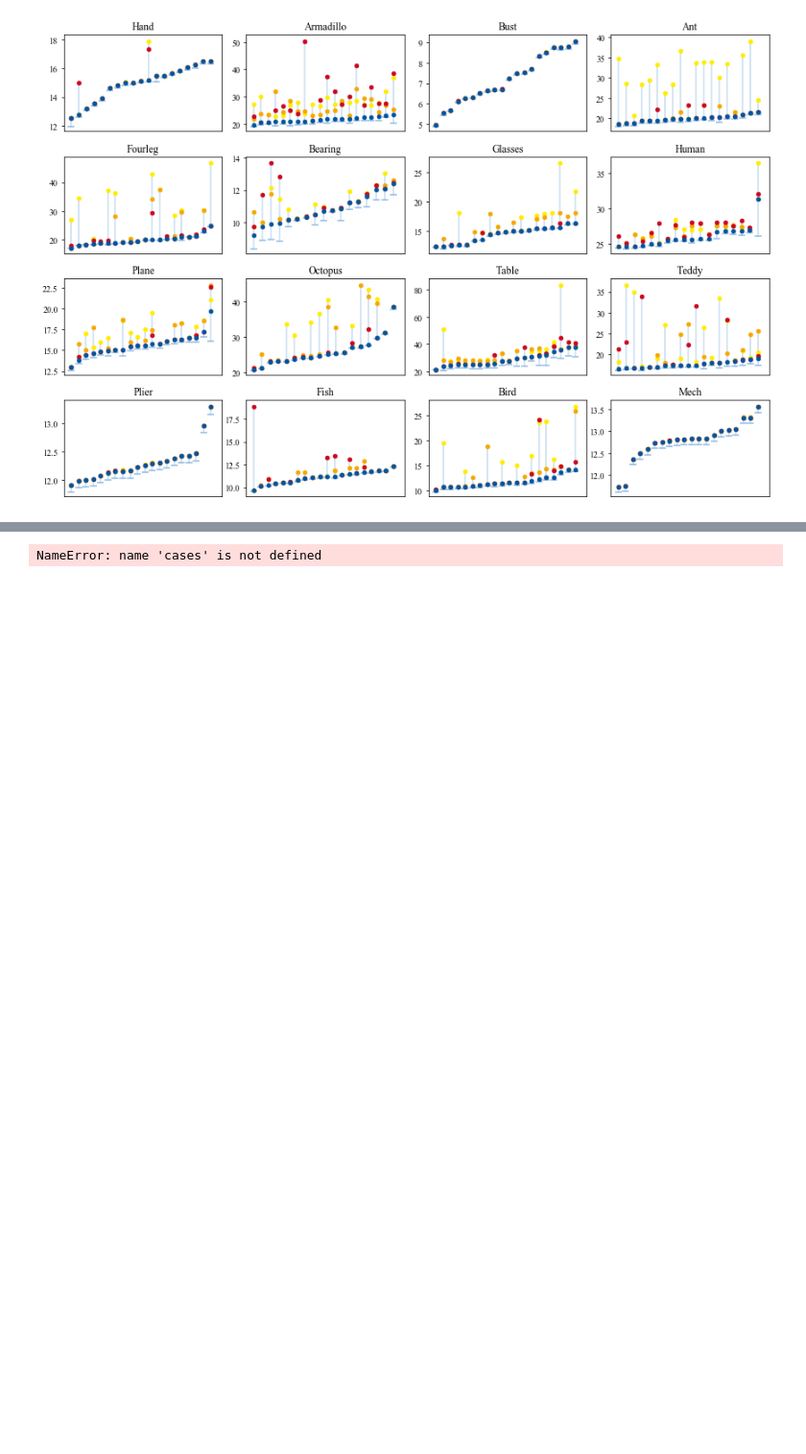
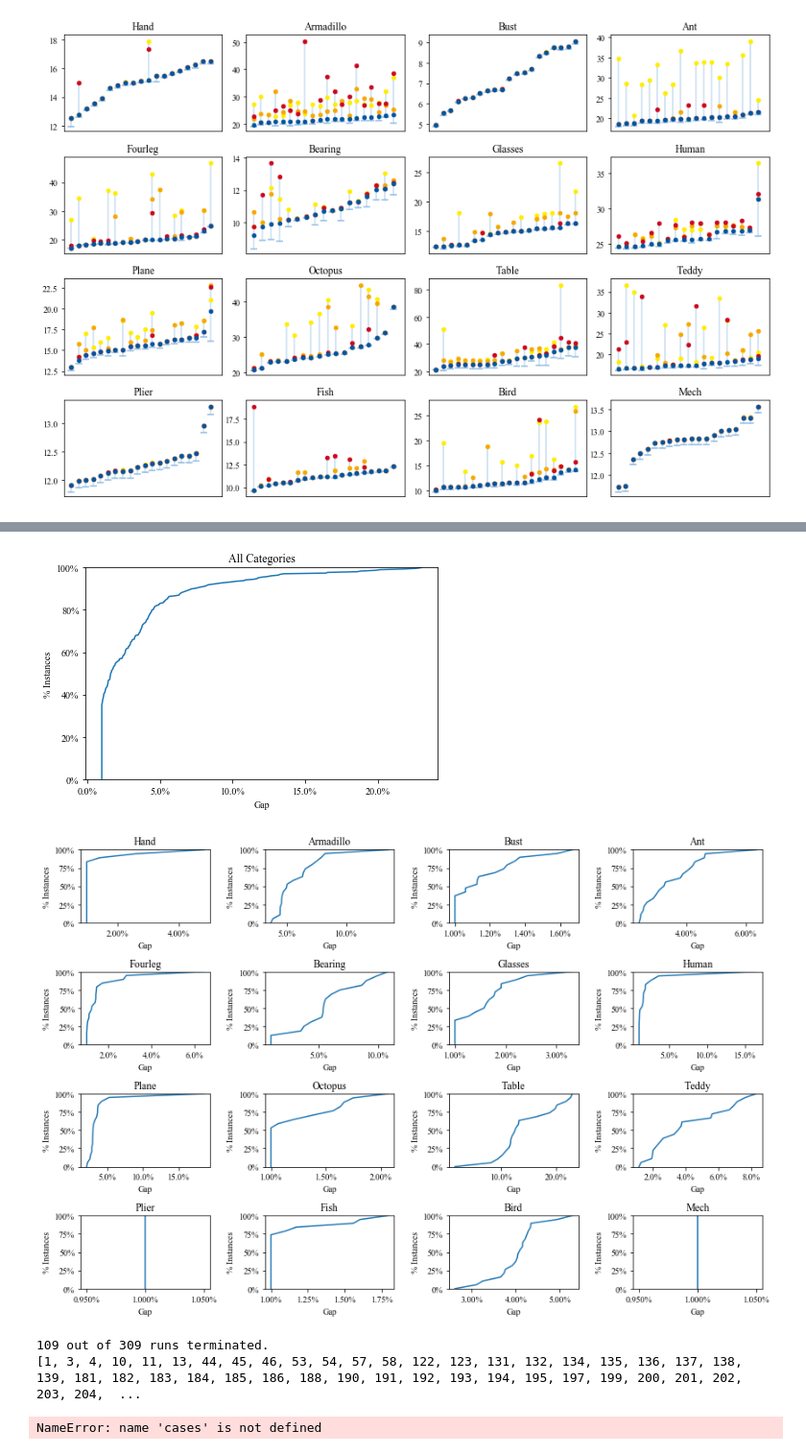
Before and after one commit to jsb/LayoutEmbedding, a Jupyter notebook: notebooks/shrec07.ipynb, the cells around one changed output, grey strips where cells are left out. Shown at 96% size. Drawn from its saved outputs; the diff is of its cells as text; code cells hidden in the pictures; blank space fills up the shorter version.

```diff
--- a/notebooks/shrec07.ipynb
+++ b/notebooks/shrec07.ipynb
@@ -283,3 +293,49 @@ Gap below thresh: 82.8%
+# %%
+# Global gap plot
+plt.figure()
+plt.title('All Categories')
+plt.xlabel('Gap')
+plt.ylabel('% Instances')
+plt.ylim(0, 1)
+plt.gca().xaxis.set_major_formatter(PercentFormatter(1))
+plt.gca().yaxis.set_major_formatter(PercentFormatter(1))
+
+percentiles = np.linspace(0, 1, n)
+plt.plot(gaps, percentiles)
+plt.tight_layout()
+plt.show()
+
+# Per category gap plot
+plt.figure(figsize=(12,8))
+subplot_index = 0
+for category in shrec_categories:
+    subplot_index += 1
+    category_id = category['id']
+    category_name = category['name']
+
+    plt.subplot(4, 4, subplot_index)
+    plt.title(f'{category_name}')
+    plt.xlabel('Gap')
+    plt.ylabel('% Instances')
+    plt.ylim(0, 1)
+    plt.gca().xaxis.set_major_formatter(PercentFormatter(1))
+    plt.gca().yaxis.set_major_formatter(PercentFormatter(1))
+    percentiles = np.linspace(0, 1, len(gaps_per_category[category_name]))
+    plt.plot(gaps_per_category[category_name], percentiles)
+
+    #frame1 = plt.gca()
+    #frame1.axes.get_xaxis().set_ticks(np.arange(gaps_per_category[category_name].min, items.mesh_id.max() + 1, 1))
+
+plt.tight_layout()
+plt.show()
+
+print("{} out of {} runs terminated.".format(len(mesh_ids_terminated), n))
+print(sorted(mesh_ids_terminated))
+# %% [output]
+[figure, added]
+[figure, added]
+109 out of 309 runs terminated.
+[1, 3, 4, 10, 11, 13, 44, 45, 46, 53, 54, 57, 58, 122, 123, 131, 132, 134, 135, 136, 137, 138, 139, 181, 182, 183, 184, 185, 186, 188, 190, 191, 192, 193, 194, 195, 197, 199, 200, 201, 202, 203, 204,  ...
 # %%
 plt.figure()
 plt.title('All Categories')
```
Also changed, not shown: parts of 1 cell of this notebook.
